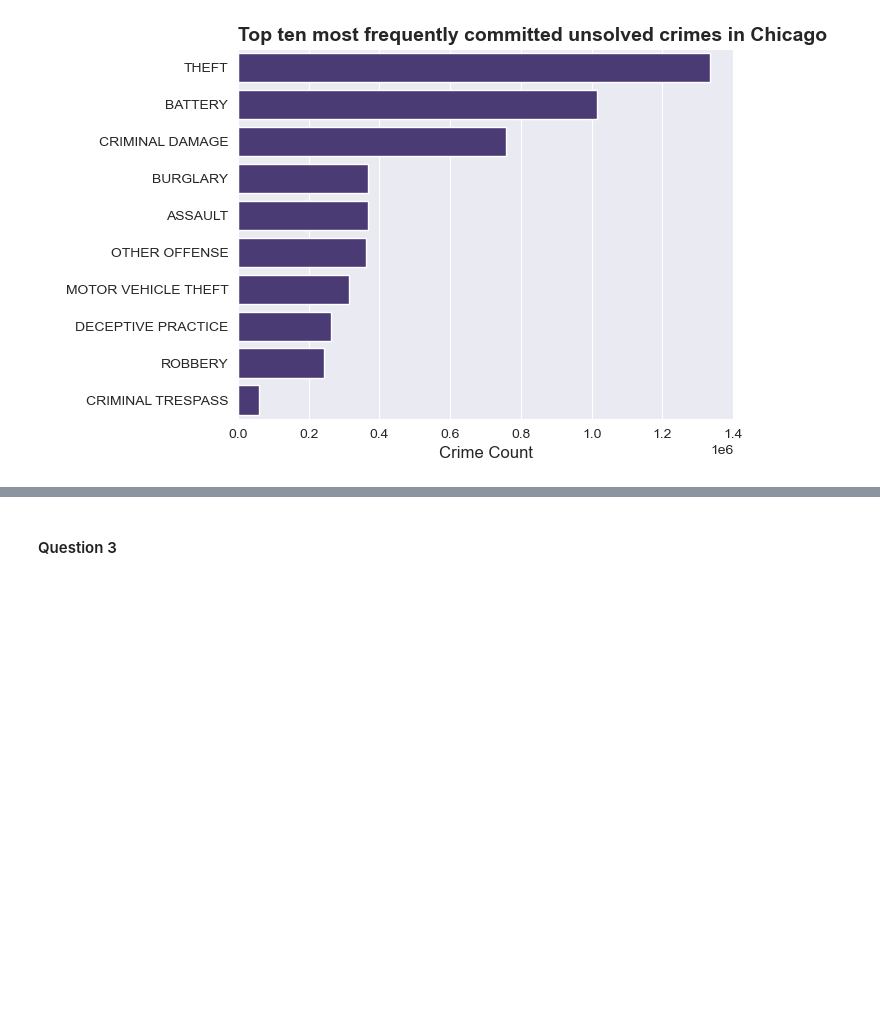
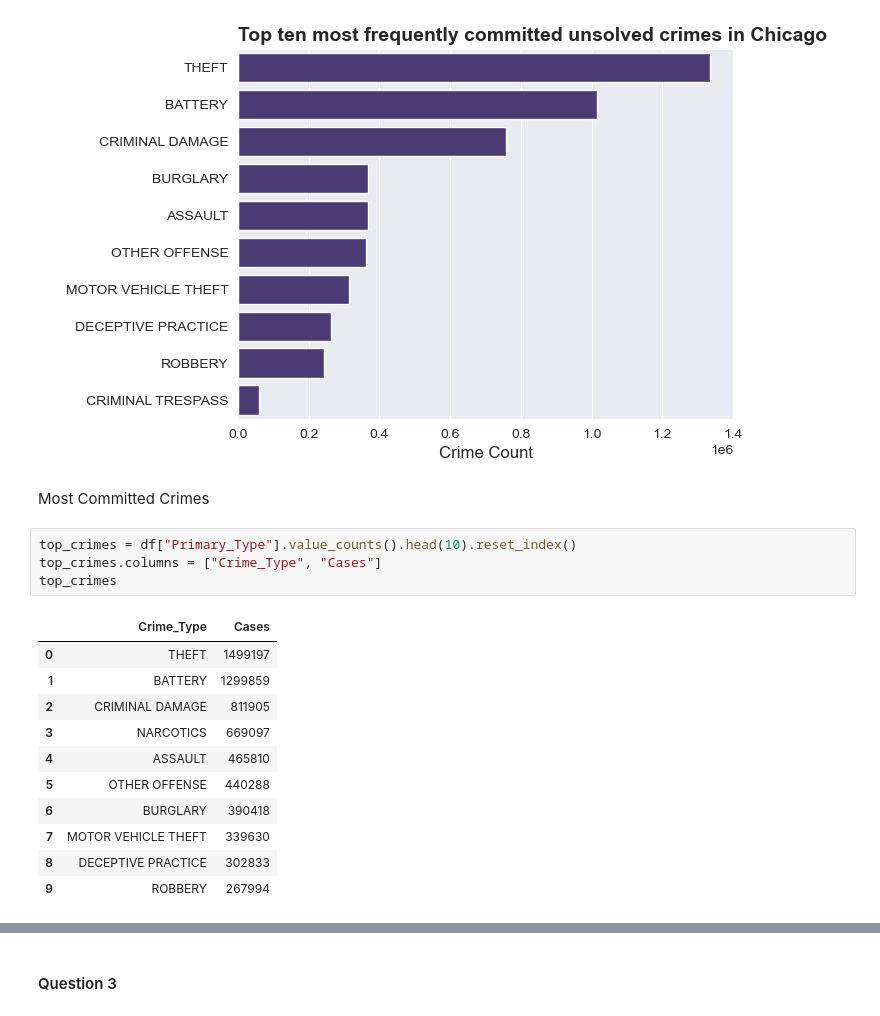
Before and after one commit to RasakOlasunkanmi/my_task, a Jupyter notebook: data_and_data_analysis/wk_8/solution_to_crime_work.ipynb, the cells around one changed output, grey strips where cells are left out. Saved outputs shown, nothing was run; the diff lists cells and outputs as text; blank space fills up the shorter version.

```diff
--- a/data_and_data_analysis/wk_8/solution_to_crime_work.ipynb
+++ b/data_and_data_analysis/wk_8/solution_to_crime_work.ipynb
@@ -376,3 +465,21 @@ sns.barplot(x = df_top10.nlargest(10).values, y =  df_top10.nlargest(10).index)
 # %% [output]
 <Axes: title={'left': 'Top ten most frequently committed unsolved crimes in Chicago'}, xlabel='Crime Count', ylabel=' '>
 [figure]
+# %% [markdown]
+Most Committed Crimes
+# %%
+top_crimes = df["Primary_Type"].value_counts().head(10).reset_index()
+top_crimes.columns = ["Crime_Type", "Cases"]
+top_crimes
+# %% [output]
+|  | Crime_Type | Cases |
+| 0 | THEFT | 1499197 |
+| 1 | BATTERY | 1299859 |
+| 2 | CRIMINAL DAMAGE | 811905 |
+| 3 | NARCOTICS | 669097 |
+| 4 | ASSAULT | 465810 |
+| 5 | OTHER OFFENSE | 440288 |
+| 6 | BURGLARY | 390418 |
+| 7 | MOTOR VEHICLE THEFT | 339630 |
+| 8 | DECEPTIVE PRACTICE | 302833 |
+| 9 | ROBBERY | 267994 |
```
Also changed, not shown: parts of 28 cells of this notebook, 11 other files.
